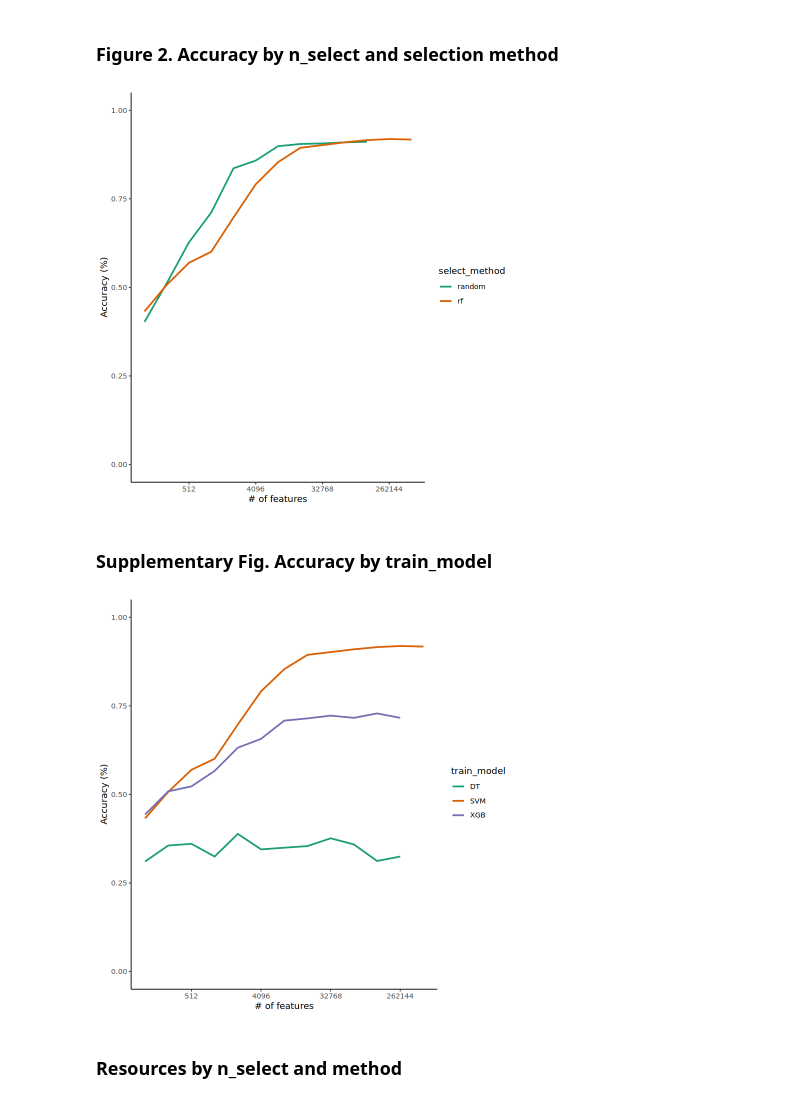
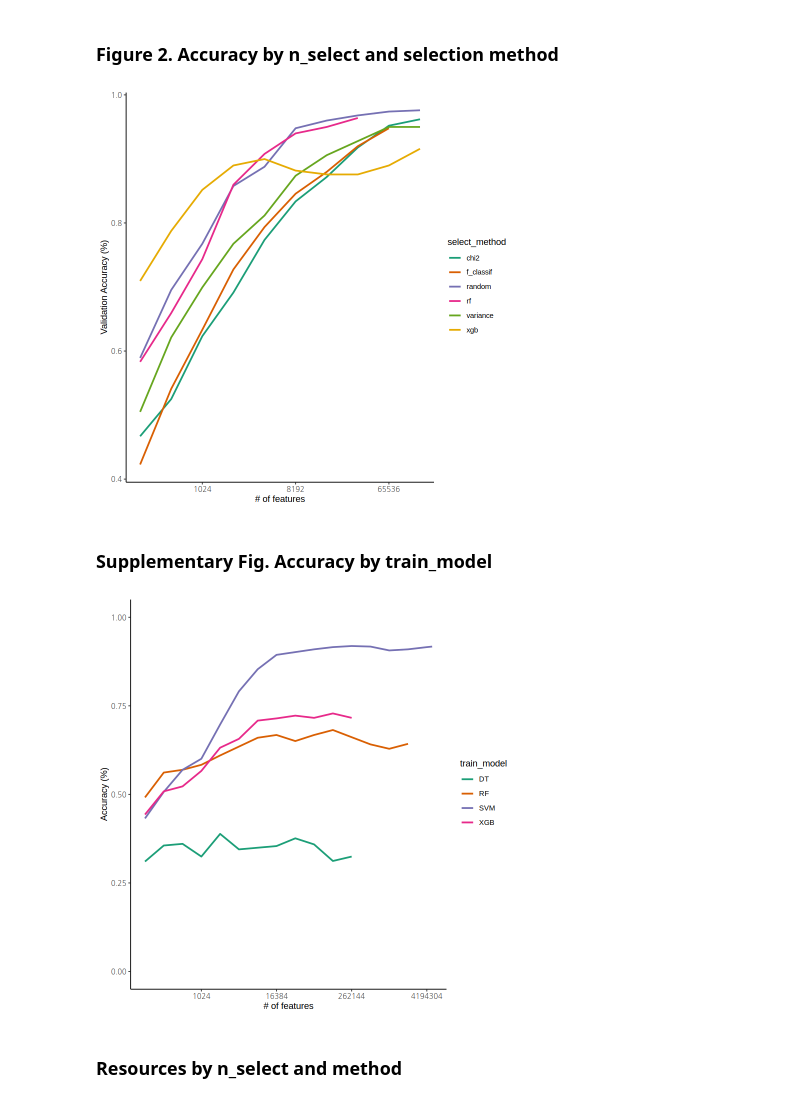
Before and after one commit to Jinhyun-Kim/geography_prediction, a Jupyter notebook: draw_figure.ipynb, the cells around one changed output. Drawn from its saved outputs; the diff is of its cells as text; code cells hidden in the pictures.

```diff
--- a/draw_figure.ipynb
+++ b/draw_figure.ipynb
@@ -13,4 +15,4 @@ color_map_use = c(RColorBrewer::brewer.pal(8, "Dark2"))
 # %% [markdown]
 ### Common: read data excel
 # %%
-df = read_excel("/home/jinhyun/codes/geography_prediction/results/Geography prediction experiments.xlsx", sheet = "results_5M")
+df_original = read_excel("/home/jinhyun/codes/geography_prediction/results/Geography prediction experiments.xlsx", sheet = "results_1M")
@@ -39,22 +31,30 @@ A tibble: 48 × 17
+# %%
+df = df_original %>%
+  mutate(plot_unit = interaction(random_seed, select_method, train_model))
 # %% [markdown]
 ### Figure 2. Accuracy by n_select and selection method
 # %%
-df_for_plot = df %>% filter(train_model == "SVM")
-p = ggplot(data = df_for_plot, aes(x = select_n, y = accuracy, group = select_method, colour = select_method)) +
+df_for_plot = df %>%
+  filter(train_model == "SVM",
+         # n_dim_reduced == 1024,
+         select_n == n_dim_reduced
+        )
+
+p = ggplot(data = df_for_plot, aes(x = select_n, y = valset_accuracy, group = plot_unit, colour = select_method)) +
   geom_line(linewidth = 1) +
   xlab("# of features") +
-  ylab("Accuracy (%)") +
+  ylab("Validation Accuracy (%)") +
   scale_color_brewer(palette = "Dark2") +
   scale_x_continuous(trans='log2') +
-  scale_y_continuous(limits = c(0,1)) +
+  #scale_y_continuous(limits = c(0,1)) +
   theme_bw() +
   theme(panel.border = element_blank(), panel.grid.major = element_blank(),
         panel.grid.minor = element_blank(), axis.line = element_line(colour = "black"));
         print(p)
 
 #ggsave("processing per cost.pdf", width=11.2, height=8, units = c("cm"), dpi = 300)
 # %% [output]
-[figure, old version]
+[figure, new version]
 # %% [markdown]
 ### Supplementary Fig. Accuracy by train_model
 # %%
@@ -71,7 +71,7 @@ p = ggplot(data = df_for_plot, aes(x = select_n, y = accuracy, group = train_mod
         panel.grid.minor = element_blank(), axis.line = element_line(colour = "black"));
         print(p)
 # %% [output]
-[figure, old version]
+[figure, new version]
 # %% [markdown]
 ### Resources by n_select and method
 # %%
```
Also changed, not shown: parts of 6 cells of this notebook, 4 other files.
